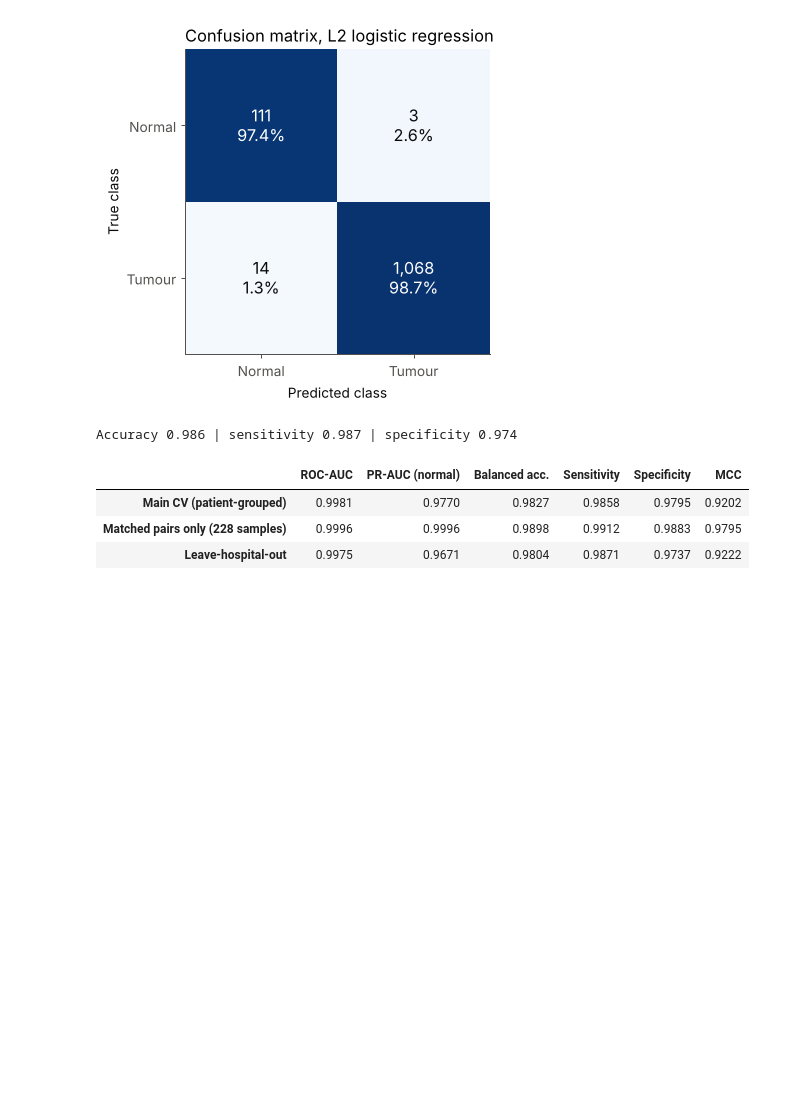
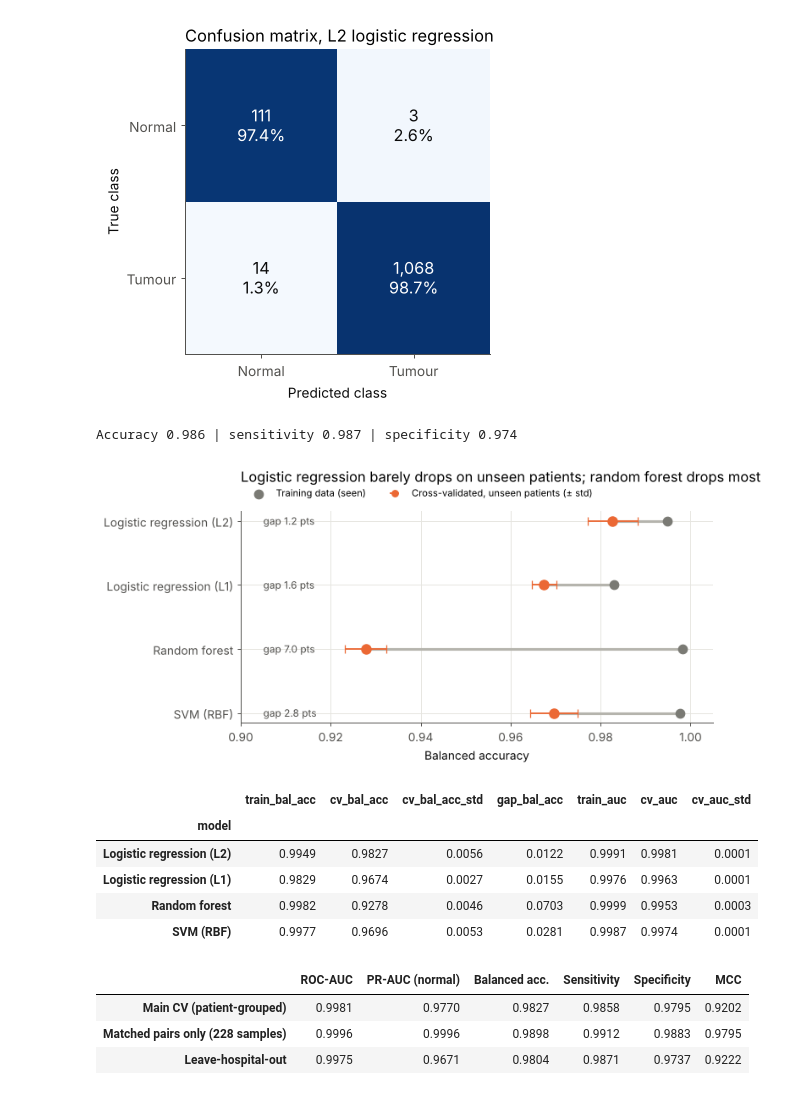
Before and after one commit to C-Sawe/ddr-breast-cancer, a Jupyter notebook: DDR_Breast_Cancer_Analysis.ipynb, the cells around one changed output. Saved outputs shown, nothing was run; the diff lists cells and outputs as text; code cells hidden in the pictures; blank space fills up the shorter version.

Commit message:
Add overfitting check: training vs cross-validated scores per model

```diff
--- a/DDR_Breast_Cancer_Analysis.ipynb
+++ b/DDR_Breast_Cancer_Analysis.ipynb
@@ -834,6 +834,46 @@ print(f"Accuracy {np.trace(cm)/cm.sum():.3f} | sensitivity {cm[1,1]/cm[1].sum():
 # %% [output]
 [figure]
 Accuracy 0.986 | sensitivity 0.987 | specificity 0.974
+# %%
+# STAGE 7 (Caleb): overfitting check - compare each model's score on its own training data with its cross-validated score.
+# A model that overfits scores near-perfectly on training data but much worse on unseen folds (a large gap).
+# We also report the spread (std) across the 3 CV repeats: a small spread means the result does not hinge on one lucky split.
+gap_rows = []
+for name, make in MODELS.items():
+    train_prob = make().fit(ddr.values, y).predict_proba(ddr.values)[:, 1]      # scored on the data it learned from
+    tr = metrics(y, train_prob)
+    cv_mean, cv_std, _ = cv_predict(ddr, make)                                     # scored on held-out patients only
+    gap_rows.append({"model": name, "train_bal_acc": tr["Balanced acc."], "cv_bal_acc": cv_mean["Balanced acc."],
+                     "cv_bal_acc_std": cv_std["Balanced acc."], "gap_bal_acc": tr["Balanced acc."] - cv_mean["Balanced acc."],
+                     "train_auc": tr["ROC-AUC"], "cv_auc": cv_mean["ROC-AUC"], "cv_auc_std": cv_std["ROC-AUC"]})
+gap = pd.DataFrame(gap_rows).set_index("model").round(4)
+gap.to_csv(f"{D4}/results/overfitting_check.csv")
+
+# Dumbbell chart: grey dot = score on training data, orange dot = cross-validated score (with spread across repeats).
+# The length of the line between them is the overfitting gap.
+fig, ax = plt.subplots(figsize=(8, 3.6))
+ys = np.arange(len(gap))[::-1]
+for yv, (name, r) in zip(ys, gap.iterrows()):
+    ax.plot([r.cv_bal_acc, r.train_bal_acc], [yv, yv], color="#b5b4ad", lw=2.5, zorder=1)
+    ax.errorbar(r.cv_bal_acc, yv, xerr=r.cv_bal_acc_std, fmt="o", ms=9, color=TUMOUR_C, capsize=4, zorder=3)
+    ax.scatter(r.train_bal_acc, yv, s=70, color="#7a7a74", zorder=2)
+    ax.text(0.905, yv, f"gap {r.gap_bal_acc * 100:.1f} pts", va="center", fontsize=9.5, color=MUTED)
+ax.set_yticks(ys); ax.set_yticklabels(gap.index); ax.set_xlim(0.90, 1.005)
+ax.set_xlabel("Balanced accuracy")
+ax.scatter([], [], s=70, color="#7a7a74", label="Training data (seen)")
+ax.errorbar([], [], xerr=[], fmt="o", color=TUMOUR_C, label="Cross-validated, unseen patients (± std)")
+ax.legend(loc="lower left", fontsize=9, bbox_to_anchor=(0, 1.02), ncol=2)
+ax.set_title("Logistic regression barely drops on unseen patients; random forest drops most", loc="left", pad=28)
+save(fig, D4, "ml_5_overfitting_check")
+gap
+# %% [output]
+[figure, added]
+|  | train_bal_acc | cv_bal_acc | cv_bal_acc_std | gap_bal_acc | train_auc | cv_auc | cv_auc_std |
+| model |  |  |  |  |  |  |  |
+| Logistic regression (L2) | 0.9949 | 0.9827 | 0.0056 | 0.0122 | 0.9991 | 0.9981 | 0.0001 |
+| Logistic regression (L1) | 0.9829 | 0.9674 | 0.0027 | 0.0155 | 0.9976 | 0.9963 | 0.0001 |
+| Random forest | 0.9982 | 0.9278 | 0.0046 | 0.0703 | 0.9999 | 0.9953 | 0.0003 |
+| SVM (RBF) | 0.9977 | 0.9696 | 0.0053 | 0.0281 | 0.9987 | 0.9974 | 0.0001 |
 # %%
 # STAGE 7 (Caleb): robustness checks.
 # Robustness 1: patient-matched pairs only. Robustness 2: hold out whole hospitals (tissue source sites).
```
Also changed, not shown: 7 other files.
